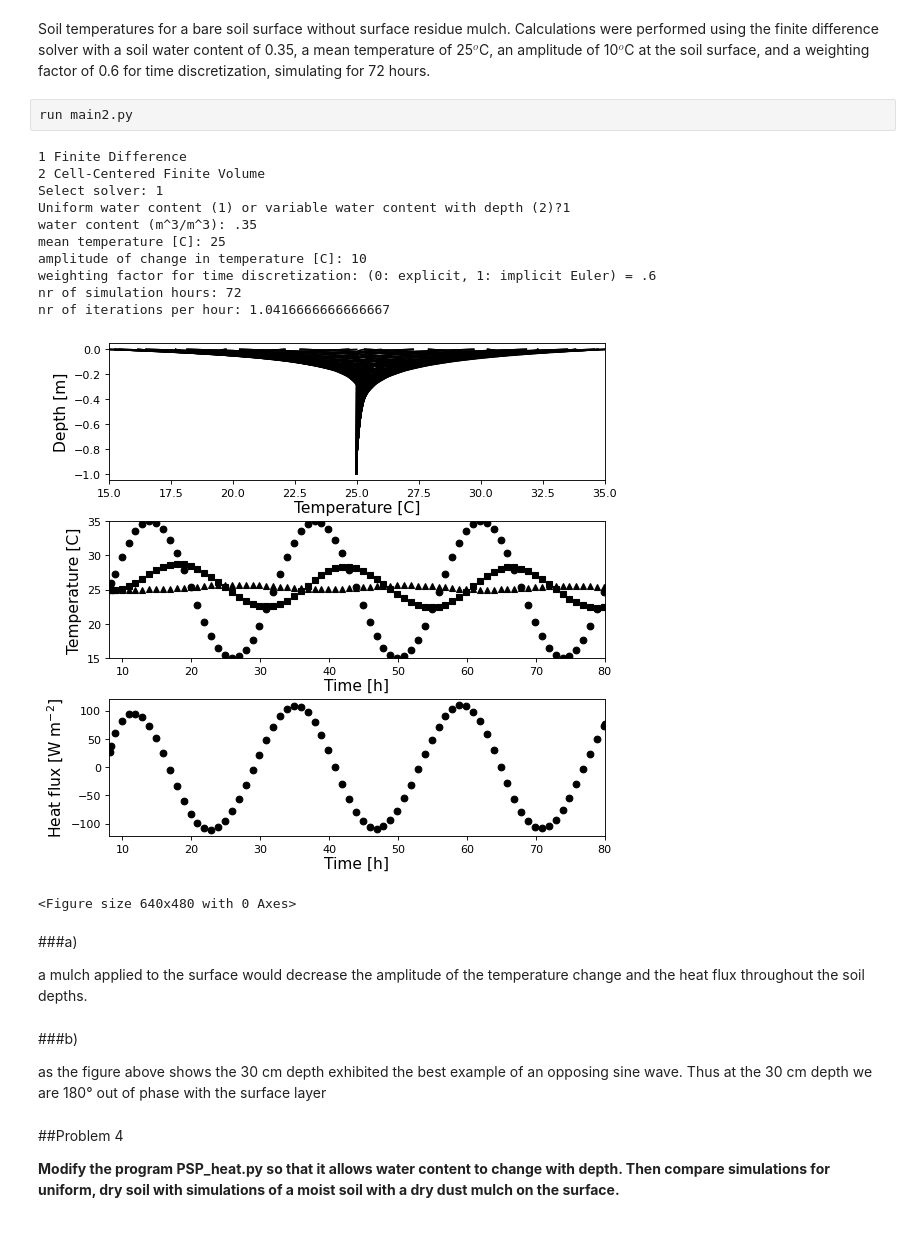
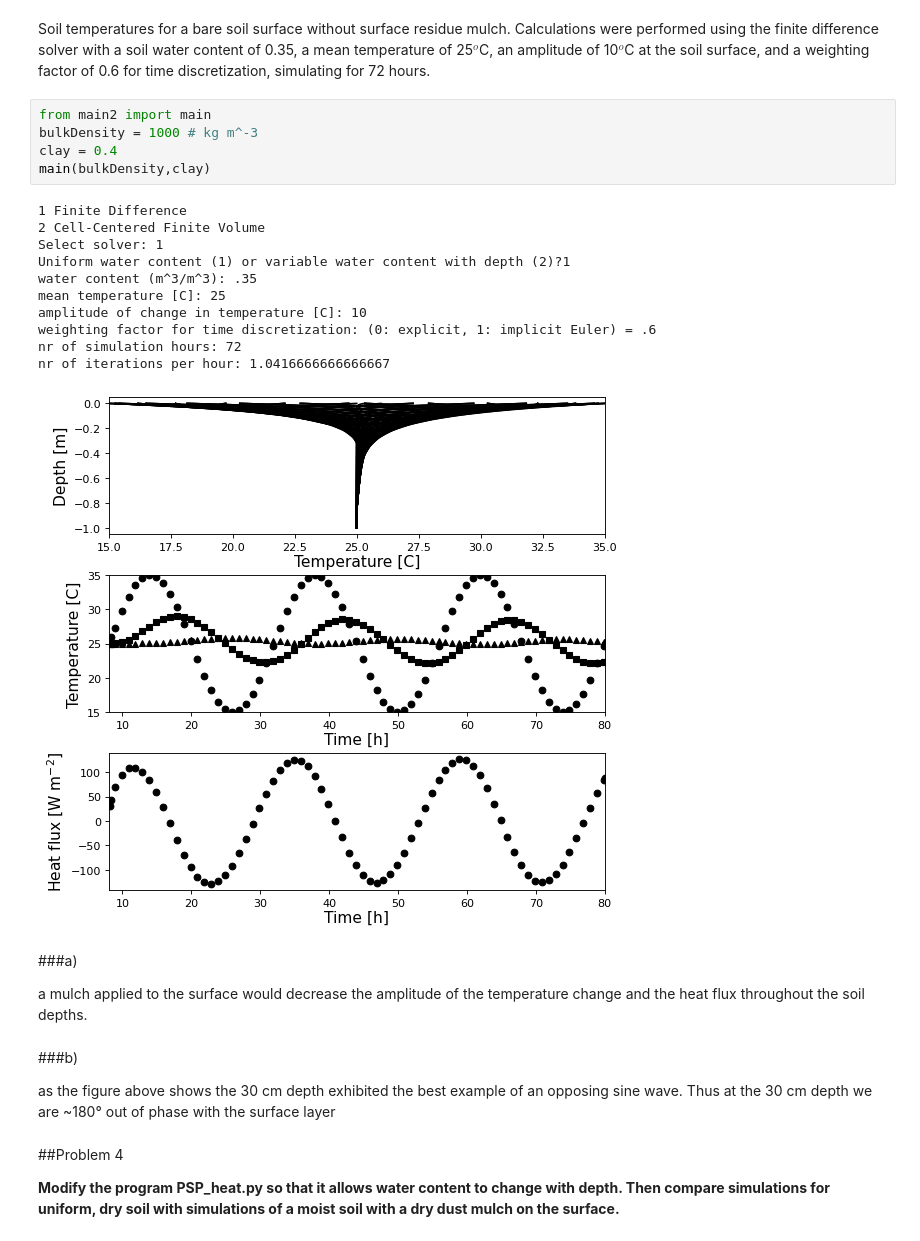
Before and after one commit to soil-physics-okstate/soil-physics-theory, a Jupyter notebook: content/chapter-4/dcd-ch4 .ipynb, the cells around one changed output. Saved outputs shown, nothing was run; the diff lists cells and outputs as text.

```diff
--- a/content/chapter-4/dcd-ch4 .ipynb
+++ b/content/chapter-4/dcd-ch4 .ipynb
@@ -93,21 +116,23 @@ a) **what effect would surface mulch have on soil temp?**
 b) **At what depth is the soil 180° out of phase with the surface of the soil**
 # %% [markdown]
 Soil temperatures for a bare soil surface without surface residue mulch. Calculations were performed using the finite difference solver with a soil water content of 0.35, a mean temperature of 25$^o$C, an amplitude of 10$^o$C at the soil surface, and a weighting factor of 0.6 for time discretization, simulating for 72 hours.
-# %%
-run main2.py
-# %% [output]
-1 Finite Difference
-2 Cell-Centered Finite Volume
-Select solver: 1
-Uniform water content (1) or variable water content with depth (2)?1
-water content (m^3/m^3): .35
-mean temperature [C]: 25
-amplitude of change in temperature [C]: 10
-weighting factor for time discretization: (0: explicit, 1: implicit Euler) = .6
-nr of simulation hours: 72
-nr of iterations per hour: 1.0416666666666667
-[figure, removed]
-<Figure size 640x480 with 0 Axes>
+# %%
+from main2 import main
+bulkDensity = 1000 # kg m^-3
+clay = 0.4
+main(bulkDensity,clay)
+# %% [output]
+1 Finite Difference
+2 Cell-Centered Finite Volume
+Select solver: 1
+Uniform water content (1) or variable water content with depth (2)?1
+water content (m^3/m^3): .35
+mean temperature [C]: 25
+amplitude of change in temperature [C]: 10
+weighting factor for time discretization: (0: explicit, 1: implicit Euler) = .6
+nr of simulation hours: 72
+nr of iterations per hour: 1.0416666666666667
+[figure, added]
 # %% [markdown]
 ###a)
 
@@ -115,7 +140,7 @@ a mulch applied to the surface would decrease the amplitude of the temperature c
 # %% [markdown]
 ###b)
 
-as the figure above shows the 30 cm depth exhibited the best example of an opposing sine wave. Thus at the 30 cm depth we are 180° out of phase with the surface layer
+as the figure above shows the 30 cm depth exhibited the best example of an opposing sine wave. Thus at the 30 cm depth we are ~180° out of phase with the surface layer
 # %% [markdown]
 ##Problem 4
 
```
Also changed, not shown: parts of 26 cells of this notebook, 3 other files.
